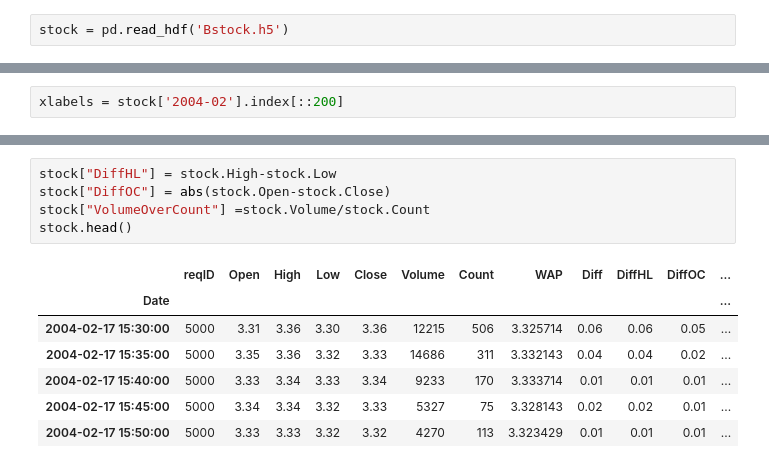
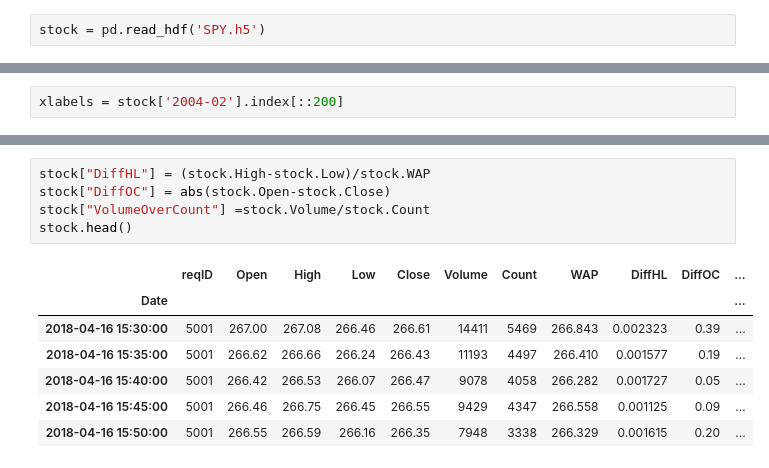
Before and after one commit to dmitryhits/myIB_API, a Jupyter notebook: IBJts/samples/Python/Testbed/playing_with_data.ipynb, the cells around one changed output, grey strips where cells are left out. Saved outputs shown, nothing was run; the diff lists cells and outputs as text.

```diff
--- a/IBJts/samples/Python/Testbed/playing_with_data.ipynb
+++ b/IBJts/samples/Python/Testbed/playing_with_data.ipynb
@@ -3,5 +4,5 @@ import pandas as pd
 # %%
-stock = pd.read_hdf('Bstock.h5')
+stock = pd.read_hdf('SPY.h5')
 # %%
 stock.head()
 # %% [output]
@@ -53,13 +43,13 @@ stock['2004-02'].WAP.plot(use_index=False)
 # %%
-stock["DiffHL"] = stock.High-stock.Low
+stock["DiffHL"] = (stock.High-stock.Low)/stock.WAP
 stock["DiffOC"] = abs(stock.Open-stock.Close)
 stock["VolumeOverCount"] =stock.Volume/stock.Count
 stock.head()
 # %% [output]
-|  | reqID | Open | High | Low | Close | Volume | Count | WAP | Diff | DiffHL | DiffOC | ... |
-| Date |  |  |  |  |  |  |  |  |  |  |  | ... |
-| 2004-02-17 15:30:00 | 5000 | 3.31 | 3.36 | 3.30 | 3.36 | 12215 | 506 | 3.325714 | 0.06 | 0.06 | 0.05 | ... |
-| 2004-02-17 15:35:00 | 5000 | 3.35 | 3.36 | 3.32 | 3.33 | 14686 | 311 | 3.332143 | 0.04 | 0.04 | 0.02 | ... |
-| 2004-02-17 15:40:00 | 5000 | 3.33 | 3.34 | 3.33 | 3.34 | 9233 | 170 | 3.333714 | 0.01 | 0.01 | 0.01 | ... |
-| 2004-02-17 15:45:00 | 5000 | 3.34 | 3.34 | 3.32 | 3.33 | 5327 | 75 | 3.328143 | 0.02 | 0.02 | 0.01 | ... |
-| 2004-02-17 15:50:00 | 5000 | 3.33 | 3.33 | 3.32 | 3.32 | 4270 | 113 | 3.323429 | 0.01 | 0.01 | 0.01 | ... |
+|  | reqID | Open | High | Low | Close | Volume | Count | WAP | DiffHL | DiffOC | ... |
+| Date |  |  |  |  |  |  |  |  |  |  | ... |
+| 2018-04-16 15:30:00 | 5001 | 267.00 | 267.08 | 266.46 | 266.61 | 14411 | 5469 | 266.843 | 0.002323 | 0.39 | ... |
+| 2018-04-16 15:35:00 | 5001 | 266.62 | 266.66 | 266.24 | 266.43 | 11193 | 4497 | 266.410 | 0.001577 | 0.19 | ... |
+| 2018-04-16 15:40:00 | 5001 | 266.42 | 266.53 | 266.07 | 266.47 | 9078 | 4058 | 266.282 | 0.001727 | 0.05 | ... |
+| 2018-04-16 15:45:00 | 5001 | 266.46 | 266.75 | 266.45 | 266.55 | 9429 | 4347 | 266.558 | 0.001125 | 0.09 | ... |
+| 2018-04-16 15:50:00 | 5001 | 266.55 | 266.59 | 266.16 | 266.35 | 7948 | 3338 | 266.329 | 0.001615 | 0.20 | ... |
```
Also changed, not shown: parts of 7 cells of this notebook, 1 other file.
